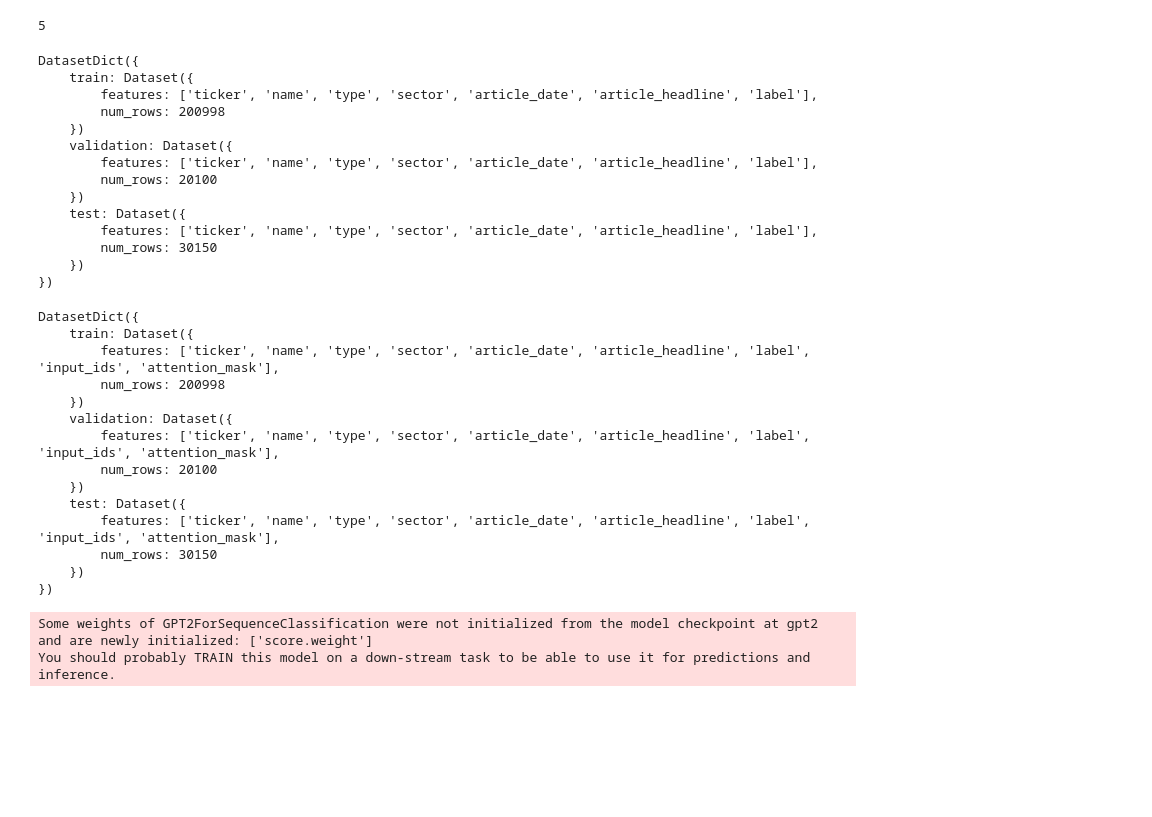
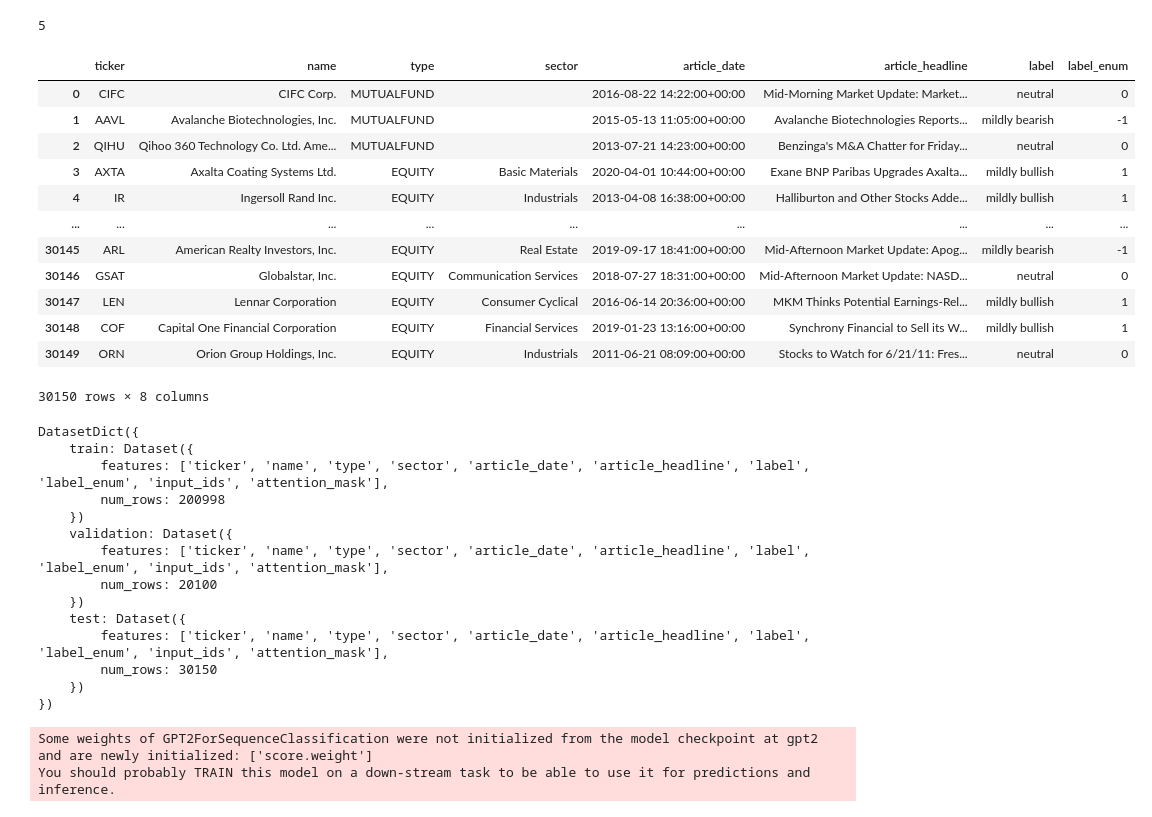
Before and after one commit to xcollantes/fine_tuning_research, a Jupyter notebook: fine_tuning.ipynb, the cells around one changed output. Cells and saved outputs as stored; diff of their text form; code cells hidden in the pictures; blank space fills up the shorter version.

Commit message:
Add data
Signed-off-by: Xavier <collantes.xavier@gmail.com>

```diff
--- a/fine_tuning.ipynb
+++ b/fine_tuning.ipynb
@@ -54,30 +54,35 @@ def enum_label(x):
     return 1
   elif x == "strongly bullish":
     return 2
+
+def new_col(x):
+  x["label_enum"] = enum_label(x["label"])
+  return x
 # %%
 # Enumerate labels since Transformers can't use str as labels
-df["label_enum"] = df["label"].apply(enum_label)
+new_ds = ds.map(new_col)
+
+# df["label_enum"] = df["label"].apply(enum_label)
 # %%
 df["label"].nunique()
 # %% [output]
 5
-# %%
-ds
-# %% [output]
-DatasetDict({
-    train: Dataset({
-        features: ['ticker', 'name', 'type', 'sector', 'article_date', 'article_headline', 'label'],
-        num_rows: 200998
-    })
-    validation: Dataset({
-        features: ['ticker', 'name', 'type', 'sector', 'article_date', 'article_headline', 'label'],
-        num_rows: 20100
-    })
-    test: Dataset({
-        features: ['ticker', 'name', 'type', 'sector', 'article_date', 'article_headline', 'label'],
-        num_rows: 30150
-    })
-})
+# %%
+pd.DataFrame(new_ds["test"])
+# %% [output]
+|  | ticker | name | type | sector | article_date | article_headline | label | label_enum |
+| 0 | CIFC | CIFC Corp. | MUTUALFUND |  | 2016-08-22 14:22:00+00:00 | Mid-Morning Market Update: Market... | neutral | 0 |
+| 1 | AAVL | Avalanche Biotechnologies, Inc. | MUTUALFUND |  | 2015-05-13 11:05:00+00:00 | Avalanche Biotechnologies Reports... | mildly bearish | -1 |
+| 2 | QIHU | Qihoo 360 Technology Co. Ltd. Ame... | MUTUALFUND |  | 2013-07-21 14:23:00+00:00 | Benzinga's M&A Chatter for Friday... | neutral | 0 |
+| 3 | AXTA | Axalta Coating Systems Ltd. | EQUITY | Basic Materials | 2020-04-01 10:44:00+00:00 | Exane BNP Paribas Upgrades Axalta... | mildly bullish | 1 |
+| 4 | IR | Ingersoll Rand Inc. | EQUITY | Industrials | 2013-04-08 16:38:00+00:00 | Halliburton and Other Stocks Adde... | mildly bullish | 1 |
+| ... | ... | ... | ... | ... | ... | ... | ... | ... |
+| 30145 | ARL | American Realty Investors, Inc. | EQUITY | Real Estate | 2019-09-17 18:41:00+00:00 | Mid-Afternoon Market Update: Apog... | mildly bearish | -1 |
+| 30146 | GSAT | Globalstar, Inc. | EQUITY | Communication Services | 2018-07-27 18:31:00+00:00 | Mid-Afternoon Market Update: NASD... | neutral | 0 |
+| 30147 | LEN | Lennar Corporation | EQUITY | Consumer Cyclical | 2016-06-14 20:36:00+00:00 | MKM Thinks Potential Earnings-Rel... | mildly bullish | 1 |
+| 30148 | COF | Capital One Financial Corporation | EQUITY | Financial Services | 2019-01-23 13:16:00+00:00 | Synchrony Financial to Sell its W... | mildly bullish | 1 |
+| 30149 | ORN | Orion Group Holdings, Inc. | EQUITY | Industrials | 2011-06-21 08:09:00+00:00 | Stocks to Watch for 6/21/11: Fres... | neutral | 0 |
+30150 rows × 8 columns
 # %%
 # Introduce the pre-trained model
 tokenizer = GPT2Tokenizer.from_pretrained("gpt2")
@@ -88,19 +93,19 @@ def tokenize(examples):
     return tokenizer(examples["label"], padding="max_length",
                      truncation=True)
 # %%
-ds.map(tokenize, batched=True)
+new_ds.map(tokenize, batched=True)
 # %% [output]
 DatasetDict({
     train: Dataset({
-        features: ['ticker', 'name', 'type', 'sector', 'article_date', 'article_headline', 'label', 'input_ids', 'attention_mask'],
+        features: ['ticker', 'name', 'type', 'sector', 'article_date', 'article_headline', 'label', 'label_enum', 'input_ids', 'attention_mask'],
         num_rows: 200998
     })
     validation: Dataset({
-        features: ['ticker', 'name', 'type', 'sector', 'article_date', 'article_headline', 'label', 'input_ids', 'attention_mask'],
+        features: ['ticker', 'name', 'type', 'sector', 'article_date', 'article_headline', 'label', 'label_enum', 'input_ids', 'attention_mask'],
         num_rows: 20100
     })
     test: Dataset({
-        features: ['ticker', 'name', 'type', 'sector', 'article_date', 'article_headline', 'label', 'input_ids', 'attention_mask'],
+        features: ['ticker', 'name', 'type', 'sector', 'article_date', 'article_headline', 'label', 'label_enum', 'input_ids', 'attention_mask'],
         num_rows: 30150
     })
 })
```
Also changed, not shown: parts of 4 cells of this notebook.
